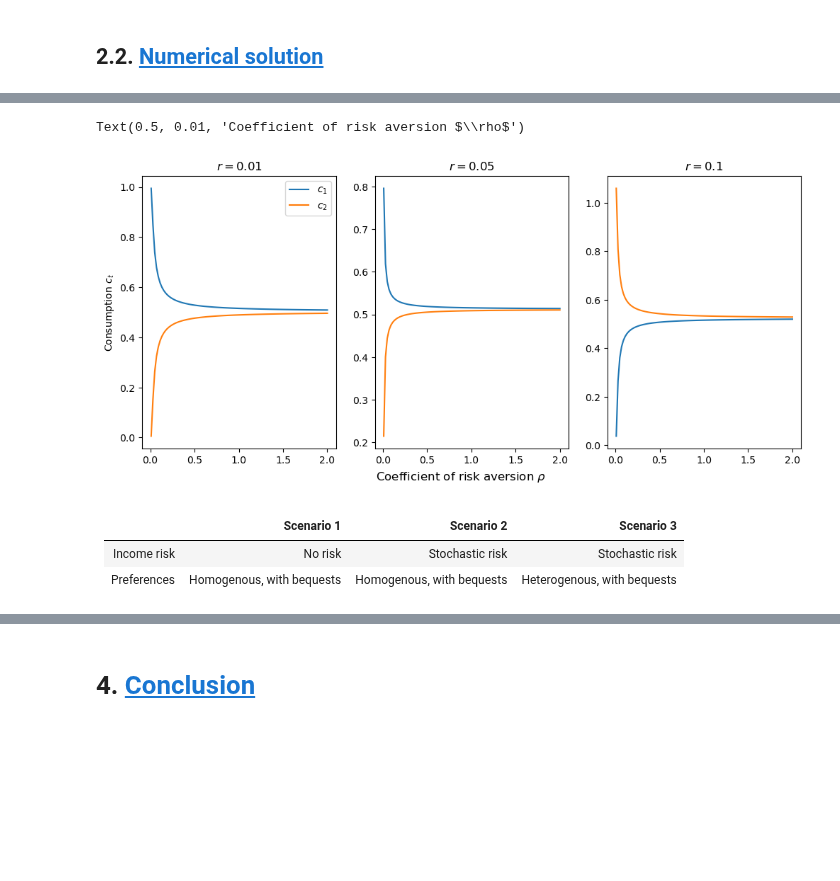
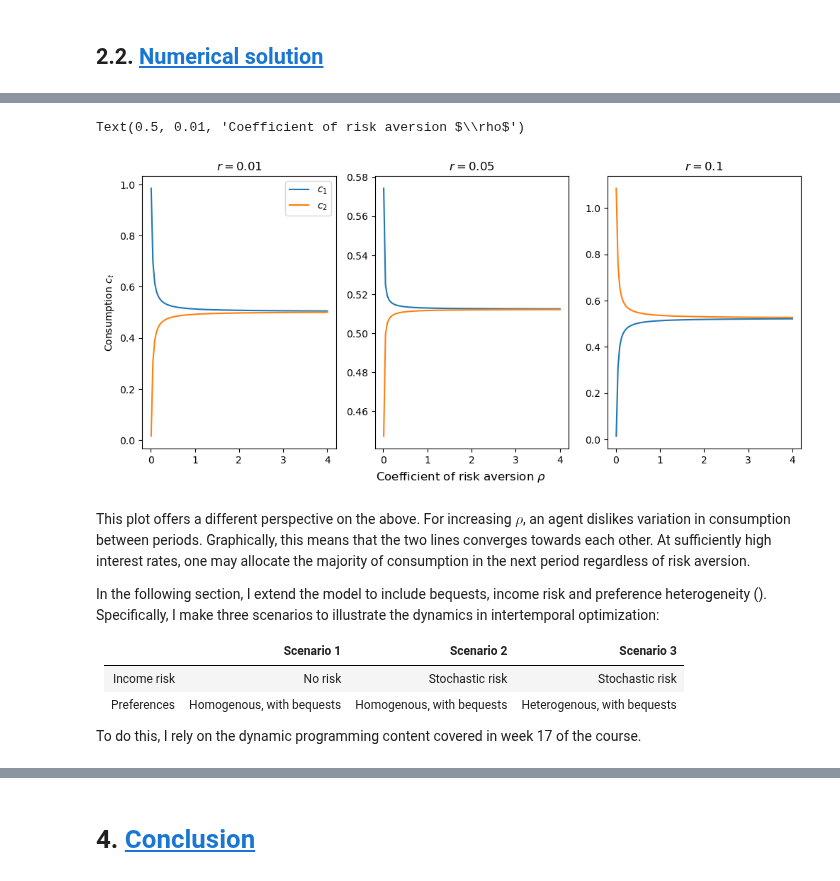
Before and after one commit to NumEconCopenhagen/projects-2024-jbh, a Jupyter notebook: modelproject/modelproject.ipynb, the cells around one changed output, grey strips where cells are left out. Saved outputs shown, nothing was run; the diff lists cells and outputs as text; code cells hidden in the pictures; blank space fills up the shorter version.

Commit message:
text. next: newton description

```diff
--- a/modelproject/modelproject.ipynb
+++ b/modelproject/modelproject.ipynb
@@ -121,7 +121,7 @@ Consider a range of values for the interest rate $r$ for $\rho = 0.5, 0.99, 10$.
 r_grid = np.linspace(0.01, 0.20, 100)
 rho_low = 0.5
 rho_one = 0.99
-rho_high = 10
+rho_high = 5
 
 # Same parameters as above
 m1 = 1
@@ -160,7 +160,7 @@ ax[1].set_title(r'$\rho\approx 1$')
 
 ax[2].plot(r_grid, c1_grids_high, label='$c_1$')
 ax[2].plot(r_grid, c2_grids_high, label='$c_2$')
-ax[2].set_title(r'$\rho = 10$')
+ax[2].set_title(r'$\rho = 5$')
 
 # Adding an arrow to the middle plot
 arrow_start = (0.11, 0.515)
@@ -174,6 +196,6 @@ Text(0.5, 0.01, 'Interest rate, $r$')
 # %%
 # Defining grids of possible rho values
-rho_grid = np.linspace(0.01, 2, 100)
+rho_grid = np.linspace(0.01, 4, 100)
 r_low = 0.01
 r_med = 0.05
 r_high = 0.1
@@ -186,40 +208,46 @@ c1_grids_med = np.empty(100)
 c2_grids_med = np.empty(100)
 
 c1_grids_high = np.empty(100)
 c2_grids_high = np.empty(100)
 
 # Solving numerically the optimal amount of consumption in period 1 & 2
 for i, rho in enumerate(rho_grid):
     c1_grids_low[i], c2_grids_low[i] = utils.solve_cons_crra(m1, r_low, beta, rho)
 
     c1_grids_med[i], c2_grids_med[i] = utils.solve_cons_crra(m1, r_med, beta, rho)
 
     c1_grids_high[i], c2_grids_high[i] = utils.solve_cons_crra(m1, r_high, beta, rho)
 
 fig, ax = plt.subplots(1, 3, figsize=(12,5))
 ax[0].plot(rho_grid, c1_grids_low, label='$c_1$')
 ax[0].plot(rho_grid, c2_grids_low, label='$c_2$')
 ax[0].set_title(r'$r=0.01$')
 ax[0].set_ylabel(r'Consumption $c_t$')
 ax[0].legend()
 
 ax[1].plot(rho_grid, c1_grids_med, label='$c_1$')
 ax[1].plot(rho_grid, c2_grids_med, label='$c_2$')
 ax[1].set_title(r'$r=0.05$')
 
 ax[2].plot(rho_grid, c1_grids_high, label='$c_1$')
 ax[2].plot(rho_grid, c2_grids_high, label='$c_2$')
 ax[2].set_title(r'$r = 0.1$')
 fig.supxlabel(r'Coefficient of risk aversion $\rho$')
 # %% [output]
 Text(0.5, 0.01, 'Coefficient of risk aversion $\\rho$')
-[figure, old version]
+[figure, new version]
-# %% [markdown]
-
-|               | Scenario 1 | Scenario 2 | Scenario 3 |
-|--             |:----------:|:----------:|:----------:|
-| Income risk | No risk | Stochastic risk  | Stochastic risk |
-| Preferences | Homogenous, with bequests | Homogenous, with bequests | Heterogenous, with bequests |
+# %% [markdown]
+This plot offers a different perspective on the above. For increasing $\rho$, an agent dislikes variation in consumption between periods. Graphically, this means that the two lines converges towards each other. At sufficiently high interest rates, one may allocate the majority of consumption in the next period regardless of risk aversion.
+
+In the following section, I extend the model to include bequests, income risk and preference heterogeneity (). Specifically, I make three scenarios to illustrate the dynamics in intertemporal optimization:
+
+
+|               | Scenario 1 | Scenario 2 | Scenario 3 |
+|--             |:----------:|:----------:|:----------:|
+| Income risk | No risk | Stochastic risk  | Stochastic risk |
+| Preferences | Homogenous, with bequests | Homogenous, with bequests | Heterogenous, with bequests |
+
+To do this, I rely on the dynamic programming content covered in week 17 of the course.
 # %% [markdown]
 ## 3.2. <a id='toc3_2_'></a>[Extension (I) - no income risk](#toc0_)
 
```
Also changed, not shown: parts of 24 cells of this notebook, 1 other file.
